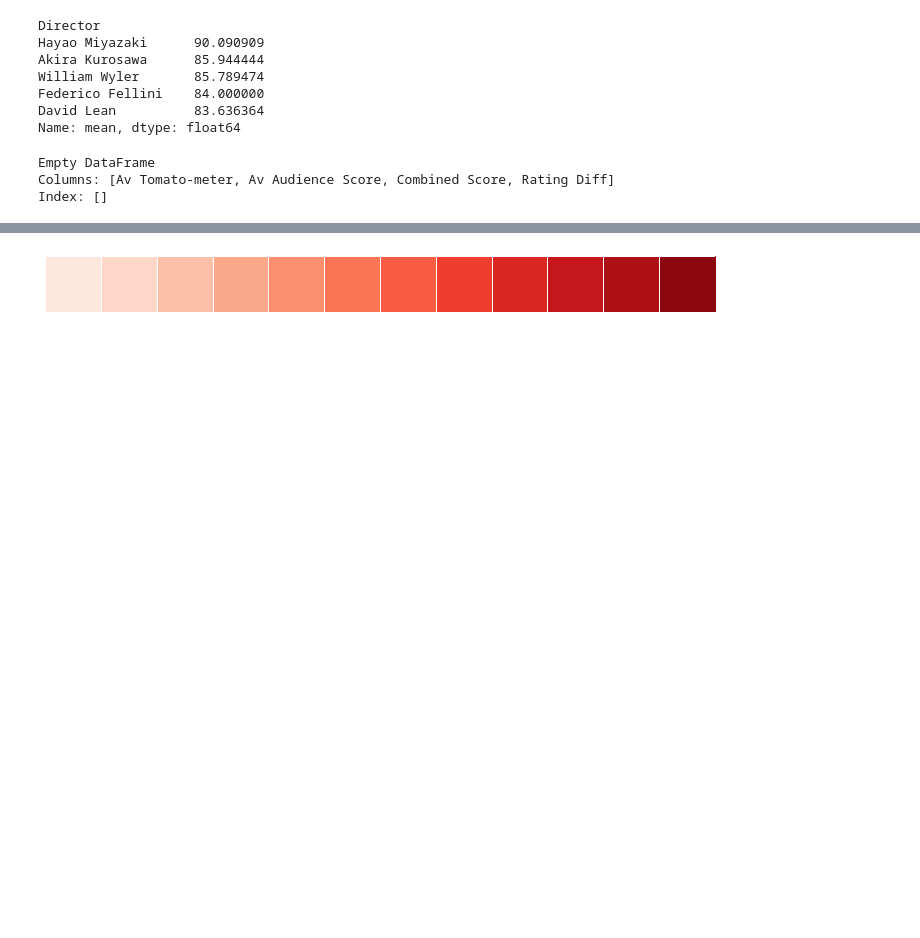
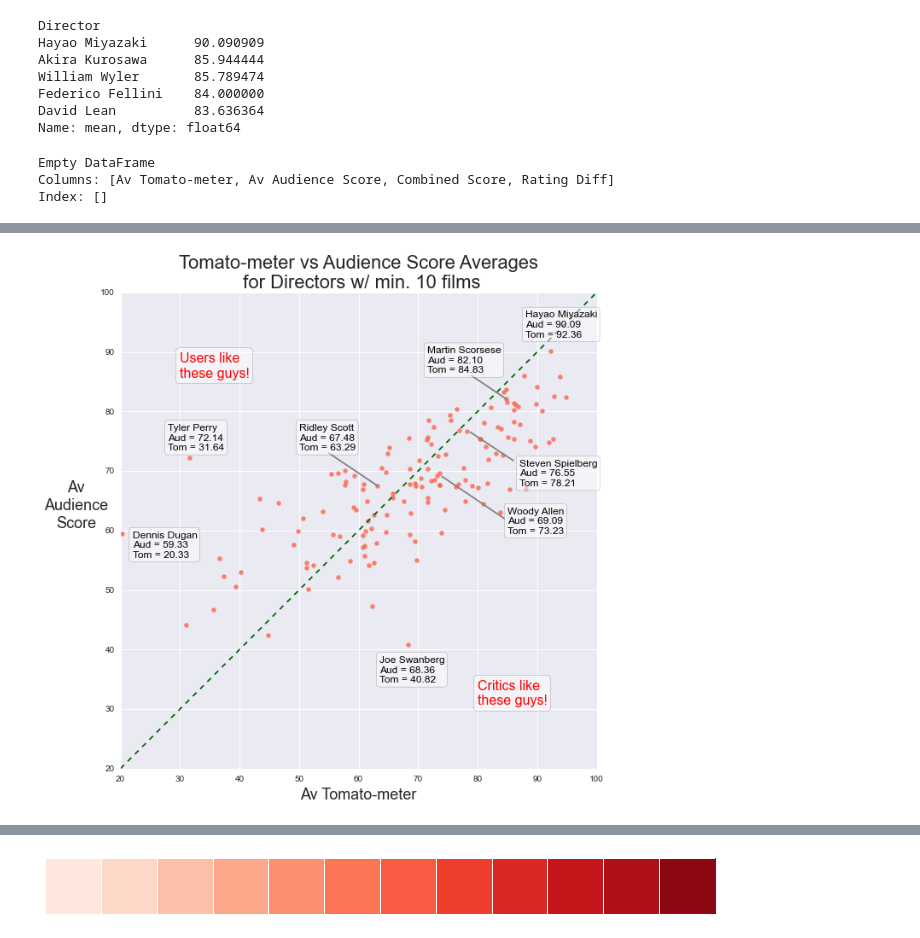
Before and after one commit to yongcho822/Predictive-RottenTomatoes, a Jupyter notebook: PandasCity.ipynb, the cells around one changed output, grey strips where cells are left out. Cells and saved outputs as stored; diff of their text form; code cells hidden in the pictures; blank space fills up the shorter version.

```diff
--- a/PandasCity.ipynb
+++ b/PandasCity.ipynb
@@ -1077,0 +852,81 @@ sns.regplot(x='Actual Audience Score', y='Predicted Audience Score', data= df_fo
+# %%
+# ax = sns.jointplot(x="Av Tomato-meter", y="Av Audience Score", data=director_combined_ratings, stat_func = None,
+#                    size = 8, xlim=(0,100), ylim=(0,100))
+# ax.plot(100, 100)
+# ax.title = "Average Tomato-meter vs Audience Score for Directors with over 10 Movies"
+
+# g = sns.JointGrid(x="Av Tomato-meter", y="Av Audience Score", data=director_combined_ratings,
+#                   xlim=(20,100), ylim=(20,100), size = 8)
+# g = g.plot_joint(plt.scatter,color="r", s=25, edgecolor="white")
+# g = g.plot_marginals(sns.distplot, kde=False, color="r")
+# g = g.plot([20,100], [20,100])
+
+plt.figure(figsize=(10, 10))
+plt.title("Tomato-meter vs Audience Score Averages\n for Directors w/ min. 10 films", fontsize = 22)
+
+ax = sns.regplot(x="Av Tomato-meter", y="Av Audience Score", data=director_combined_ratings, fit_reg = False,
+                 scatter_kws={'s':30}, color = 'tomato')
+ax.set_xlim(20,100)
+ax.set_ylim(20,100)
+ax.plot([20,100], [20,100], ls = "--", c= 'darkgreen')
+
+ax.set_xlabel("Av Tomato-meter", fontsize = 18)
+ax.set_ylabel("Av\nAudience\nScore", fontsize = 18, labelpad = 30).set_rotation(0)
+
+textstr = ('Tyler Perry' '\n' 'Aud = 72.14''\n' 'Tom = 31.64')
+props = dict(boxstyle='round', facecolor='white', alpha=0.5)
+ax.text(28, 78, textstr, fontsize=12,
+        verticalalignment='top', color="black", bbox=props)
+
+textstr = ('Joe Swanberg' '\n' 'Aud = 68.36''\n' 'Tom = 40.82')
+props = dict(boxstyle='round', facecolor='white', alpha=0.5)
+ax.text(63.5, 39, textstr, fontsize=12,
+        verticalalignment='top', color="black", bbox=props)
+
+textstr = ('Dennis Dugan' '\n' 'Aud = 59.33''\n' 'Tom = 20.33')
+props = dict(boxstyle='round', facecolor='white', alpha=0.5)
+ax.text(22, 60, textstr, fontsize=12,
+        verticalalignment='top', color="black", bbox=props)
+
+textstr = ('Hayao Miyazaki' '\n' 'Aud = 90.09''\n' 'Tom = 92.36')
+props = dict(boxstyle='round', facecolor='white', alpha=0.5)
+ax.text(88, 97, textstr, fontsize=12,
+        verticalalignment='top', color="black", bbox=props)
+
+textstr = ('Martin Scorsese' '\n' 'Aud = 82.10''\n' 'Tom = 84.83')
+props = dict(boxstyle='round', facecolor='white', alpha=0.5)
+ax.text(71.5, 91, textstr, fontsize=12,
+        verticalalignment='top', color="black", bbox=props)
+ax.plot([79,84.8], [86,82.1], ls = "-", c= 'grey')
+
+textstr = ('Ridley Scott' '\n' 'Aud = 67.48''\n' 'Tom = 63.29')
+props = dict(boxstyle='round', facecolor='white', alpha=0.5)
+ax.text(50, 78, textstr, fontsize=12,
+        verticalalignment='top', color="black", bbox=props)
+ax.plot([55,63.2], [73,67.5], ls = "-", c= 'grey')
+
+textstr = ('Steven Spielberg' '\n' 'Aud = 76.55''\n' 'Tom = 78.21')
+props = dict(boxstyle='round', facecolor='white', alpha=0.5)
+ax.text(87, 72, textstr, fontsize=12,
+        verticalalignment='top', color="black", bbox=props)
+ax.plot([78.8,86], [76.5,71.75], ls = "-", c= 'grey')
+
+textstr = ('Woody Allen' '\n' 'Aud = 69.09''\n' 'Tom = 73.23')
+props = dict(boxstyle='round', facecolor='white', alpha=0.5)
+ax.text(85, 64, textstr, fontsize=12,
+        verticalalignment='top', color="black", bbox=props)
+ax.plot([74,84.5], [69.09,62], ls = "-", c= 'grey')
+
+textstr = ('Critics like' '\n' 'these guys!')
+props = dict(boxstyle='round', facecolor='white', alpha=0.5)
+ax.text(80, 35, textstr, fontsize=16,
+        verticalalignment='top', color="red", bbox=props)
+
+textstr = ('Users like' '\n' 'these guys!')
+props = dict(boxstyle='round', facecolor='white', alpha=0.5)
+ax.text(30, 90, textstr, fontsize=16,
+        verticalalignment='top', color="red", bbox=props)
+
+plt.savefig("Directors_Scatterplot")
+# %% [output]
+[figure, added]
```
Also changed, not shown: parts of 86 cells of this notebook.
